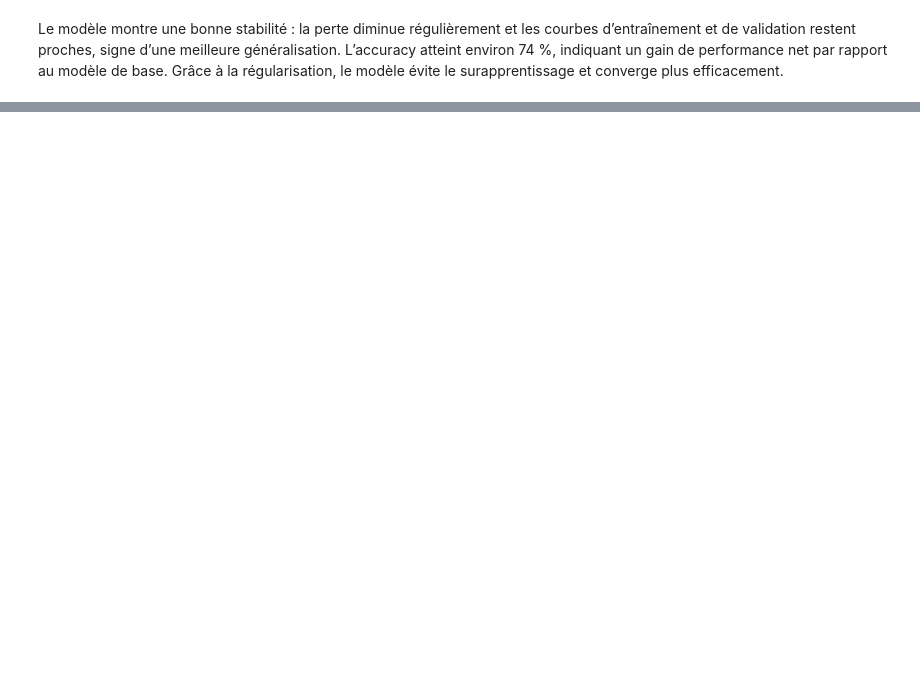
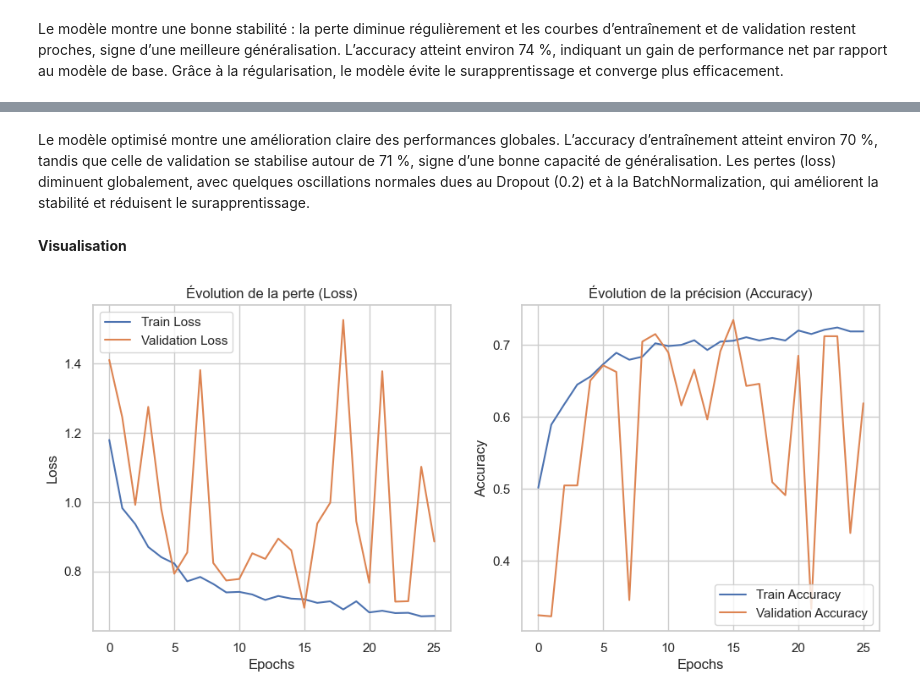
Before and after one commit to Hierogifle/ANN-playground, a Jupyter notebook: Projet_MLP.ipynb, the cells around one changed output, grey strips where cells are left out. Saved outputs shown, nothing was run; the diff lists cells and outputs as text; code cells hidden in the pictures; blank space fills up the shorter version.

```diff
--- a/Projet_MLP.ipynb
+++ b/Projet_MLP.ipynb
@@ -876,0 +1059,13 @@ Le Batch Normalization et le Dropout ont aidé à stabiliser l’entraînement,
+# %%
+# Early stopping
+early_stop = EarlyStopping(monitor='val_loss', patience=10, restore_best_weights=True)
+
+# Entraînement du modèle final
+history_best = model_best.fit(
+    X_train, y_train,
+    validation_data=(X_val, y_val),
+    epochs=100,
+    batch_size=32,
+    callbacks=[early_stop],
+    verbose=1
+)
@@ -876,0 +1090,30 @@ Le Batch Normalization et le Dropout ont aidé à stabiliser l’entraînement,
+# %% [markdown]
+Le modèle optimisé montre une amélioration claire des performances globales.
+L’accuracy d’entraînement atteint environ 70 %, tandis que celle de validation se stabilise autour de 71 %, signe d’une bonne capacité de généralisation.
+Les pertes (loss) diminuent globalement, avec quelques oscillations normales dues au Dropout (0.2) et à la BatchNormalization, qui améliorent la stabilité et réduisent le surapprentissage.
+# %% [markdown]
+**Visualisation**
+# %%
+plt.figure(figsize=(12,5))
+
+# Courbe de loss
+plt.subplot(1,2,1)
+plt.plot(history_best.history['loss'], label='Train Loss')
+plt.plot(history_best.history['val_loss'], label='Validation Loss')
+plt.title('Évolution de la perte (Loss)')
+plt.xlabel('Epochs')
+plt.ylabel('Loss')
+plt.legend()
+
+# Courbe d’accuracy
+plt.subplot(1,2,2)
+plt.plot(history_best.history['accuracy'], label='Train Accuracy')
+plt.plot(history_best.history['val_accuracy'], label='Validation Accuracy')
+plt.title('Évolution de la précision (Accuracy)')
+plt.xlabel('Epochs')
+plt.ylabel('Accuracy')
+plt.legend()
+
+plt.show()
+# %% [output]
+[figure, added]
```
Also changed, not shown: parts of 78 cells of this notebook, 32 other files.
